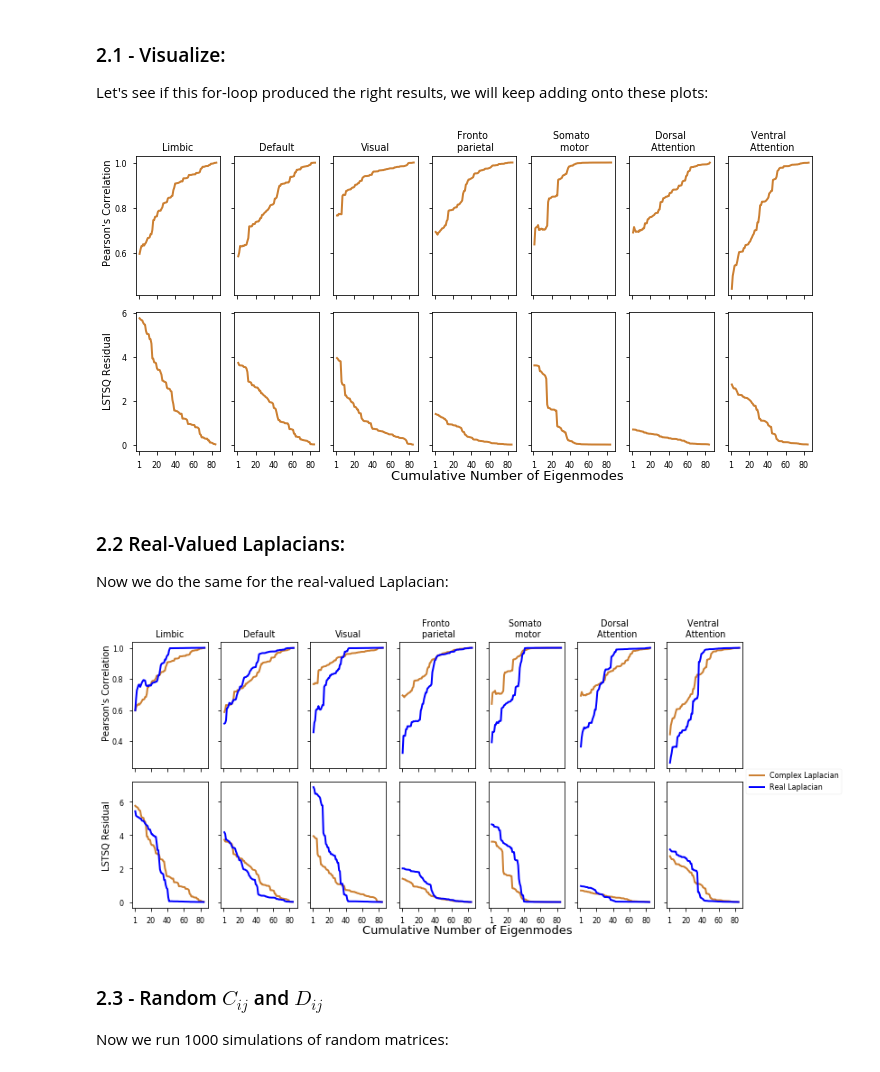
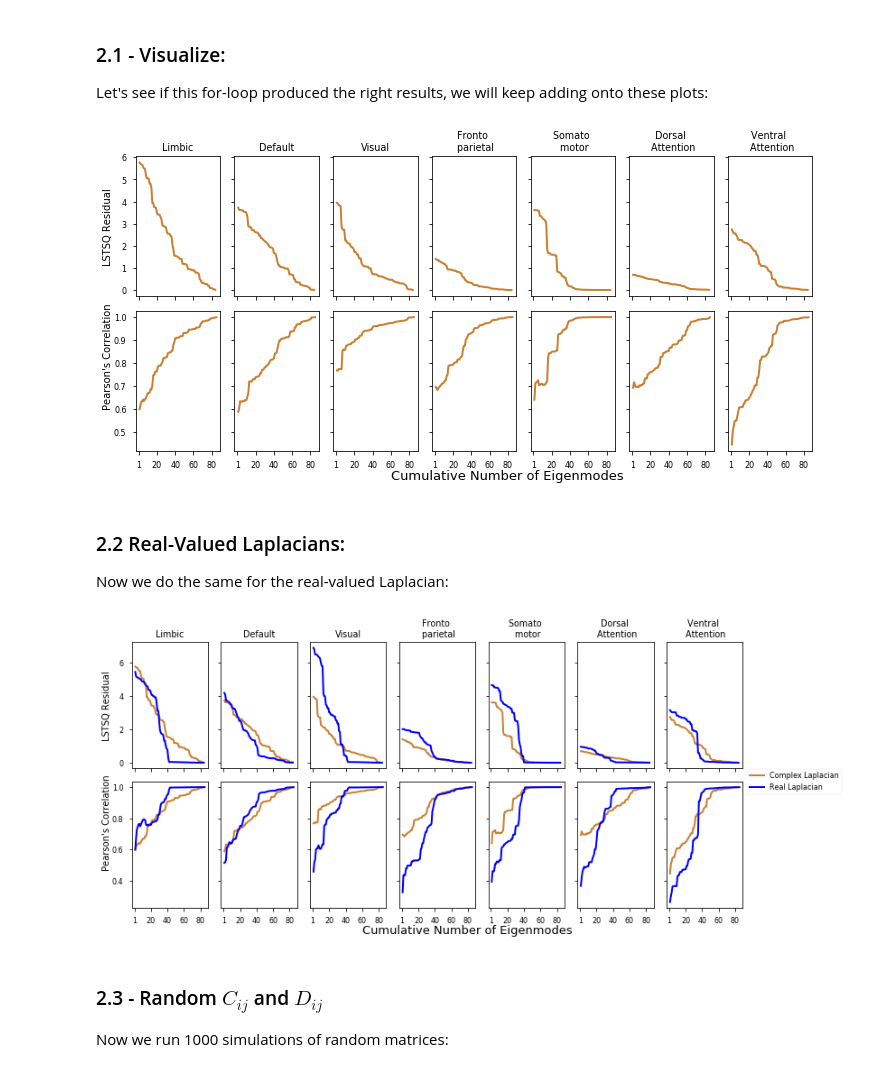
Before and after one commit to axiezai/complex_laplacian, a Jupyter notebook: notebooks/SpatialPearsonR.ipynb, the cells around one changed output. Saved outputs shown, nothing was run; the diff lists cells and outputs as text; code cells hidden in the pictures.

```diff
--- a/notebooks/SpatialPearsonR.ipynb
+++ b/notebooks/SpatialPearsonR.ipynb
@@ -359,16 +359,16 @@ with plt.style.context("seaborn-paper"):
     for i, ax in enumerate(corr_ax.reshape(-1)):
         if i <= 6:
             ax.plot(
-                np.arange(1, 86),
-                complex_pearsonr[:, i],
+                np.arange(1, 85),
+                complex_residuals[:, i],
                 color=(0.8, 0.5, 0.2),
                 linewidth=LW,
             )
             ax.title.set_text(fc_names[i])
         if i > 6:
             ax.plot(
-                np.arange(1, 85),
-                complex_residuals[:, i - 7],
+                np.arange(1, 86),
+                complex_pearsonr[:, i-7],
                 color=(0.8, 0.5, 0.2),
                 linewidth=LW,
             )
@@ -376,11 +376,11 @@ with plt.style.context("seaborn-paper"):
             ax.set_xticklabels([0, 1, 20, 40, 60, 80])
 
     plt.tight_layout()
-    corr_fig.text(0.00, 0.60, "Pearson's Correlation", fontsize=10, rotation="vertical")
-    corr_fig.text(0.00, 0.20, "LSTSQ Residual", fontsize=10, rotation="vertical")
+    corr_fig.text(0.00, 0.60, "LSTSQ Residual", fontsize=10, rotation="vertical")
+    corr_fig.text(0.00, 0.20, "Pearson's Correlation", fontsize=10, rotation="vertical")
     corr_fig.text(0.40, 0.00, "Cumulative Number of Eigenmodes", fontsize=13)
 # %% [output]
-[figure, old version]
+[figure, new version]
 # %% [markdown]
 ### 2.2 Real-Valued Laplacians:
 
@@ -395,47 +395,48 @@ for i in np.arange(0, len(fc_names)):
         fc_dk_normalized,
         a=parameters.iloc[i, 0],
         wnk=parameters.iloc[i, 1],
         fc_name=fc_dk_normalized.index[i],
         lap_type="regular",
     )
 
 # add-onto the plot above:
 with plt.style.context("seaborn-paper"):
     corr_fig, corr_ax = plt.subplots(2, 7, figsize=(10, 5), sharey="row", sharex=True)
     for i, ax in enumerate(corr_ax.reshape(-1)):
         if i <= 6:
             ax.plot(
-                np.arange(1, 86),
-                complex_pearsonr[:, i],
-                color=(0.8, 0.5, 0.2),
-                linewidth=LW,
-            )
-            ax.plot(np.arange(1, 86), real_pearsonr[:, i], color="blue", linewidth=LW)
-            ax.title.set_text(fc_names[i])
-        if i > 6:
-            ax.plot(
                 np.arange(1, 85),
-                complex_residuals[:, i - 7],
+                complex_residuals[:, i],
                 color=(0.8, 0.5, 0.2),
                 linewidth=LW,
             )
             ax.plot(
-                np.arange(1, 85), real_residual[:, i - 7], color="blue", linewidth=LW
+                np.arange(1, 85), real_residual[:, i], color="blue", linewidth=LW
             )
+            ax.title.set_text(fc_names[i])
+        if i > 6:
+
+            ax.plot(
+                np.arange(1, 86),
+                complex_pearsonr[:, i-7],
+                color=(0.8, 0.5, 0.2),
+                linewidth=LW,
+            )
+            ax.plot(np.arange(1, 86), real_pearsonr[:, i-7], color="blue", linewidth=LW)
             ax.xaxis.set_major_locator(plt.MultipleLocator(20))
             ax.set_xticklabels([0, 1, 20, 40, 60, 80])
 
     plt.tight_layout()
-    corr_fig.text(0.00, 0.60, "Pearson's Correlation", fontsize=10, rotation="vertical")
-    corr_fig.text(0.00, 0.20, "LSTSQ Residual", fontsize=10, rotation="vertical")
+    corr_fig.text(0.00, 0.60, "LSTSQ Residual", fontsize=10, rotation="vertical")
+    corr_fig.text(0.00, 0.20, "Pearson's Correlation", fontsize=10, rotation="vertical")
     corr_fig.text(0.40, 0.00, "Cumulative Number of Eigenmodes", fontsize=13)
     plt.legend(
         ["Complex Laplacian", "Real Laplacian"],
         loc="center left",
         bbox_to_anchor=(1, 1),
     )
 # %% [output]
-[figure, old version]
+[figure, new version]
 # %% [markdown]
 ### 2.3 - Random $C_{ij}$ and $D_{ij}$
 
```
Also changed, not shown: parts of 4 cells of this notebook, 2 other files.
